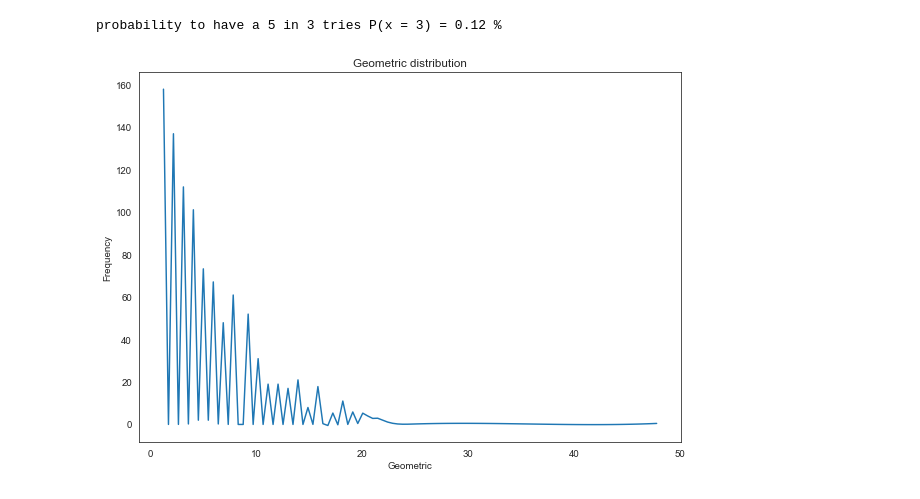
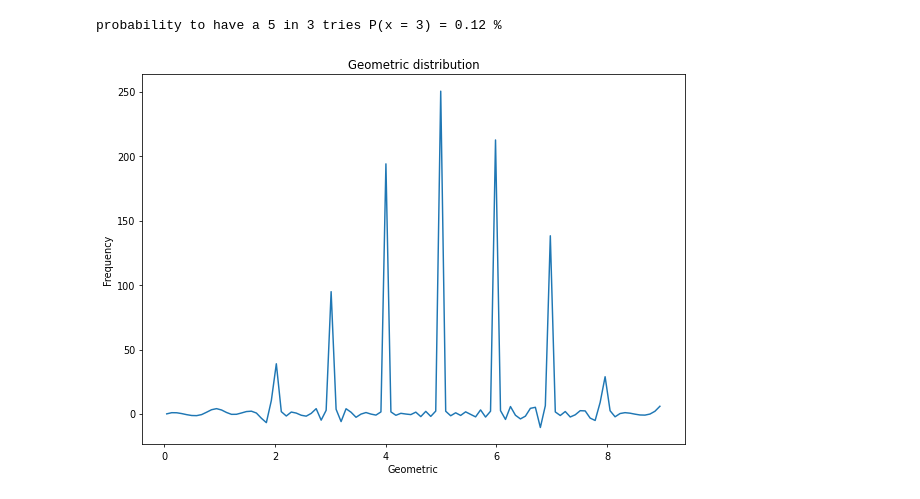
Before and after one commit to caroperez/Statistical_studies, a Jupyter notebook: Probability theory.ipynb, the cells around one changed output. Drawn from its saved outputs; the diff is of its cells as text; code cells hidden in the pictures.

```diff
--- a/Probability theory.ipynb
+++ b/Probability theory.ipynb
@@ -347,21 +348,22 @@ probability to have a 5 in 3 tries P(x = 3) = 0.12 %
 # %%
 %matplotlib inline
 
 # generate data from last distribution poisson
 x = stats.geom(3)
-df = c.rvs(1000) # generate your data sample (geometric distribution) with N elements
+n = 1000 # tries
+df = c.rvs(n) # generate your data sample (geometric distribution) with N elements
 p, x = np.histogram(df, 100) # bin it into n = 100
 x = x[:-1] + (x[1] - x[0])/2   # convert bin edges to centers
 
 # plot
-f = UnivariateSpline(x, p, s=n)
+f = UnivariateSpline(x, p, s = n)
 plt.figure(figsize= (10, 7), dpi = 70)
 plt.plot(x, f(x))
 plt.xlabel('Geometric')
 plt.ylabel('Frequency')
 plt.title('Geometric distribution')
 
 # show plot
 plt.show()
 # %% [output]
-[figure, old version]
+[figure, new version]
```
Also changed, not shown: parts of 3 cells of this notebook.
